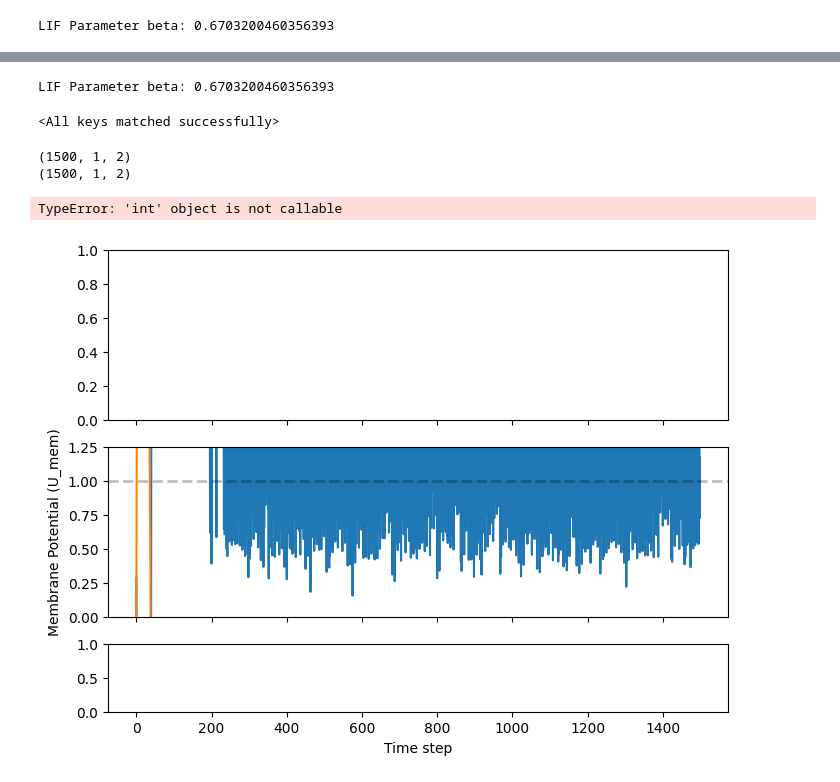
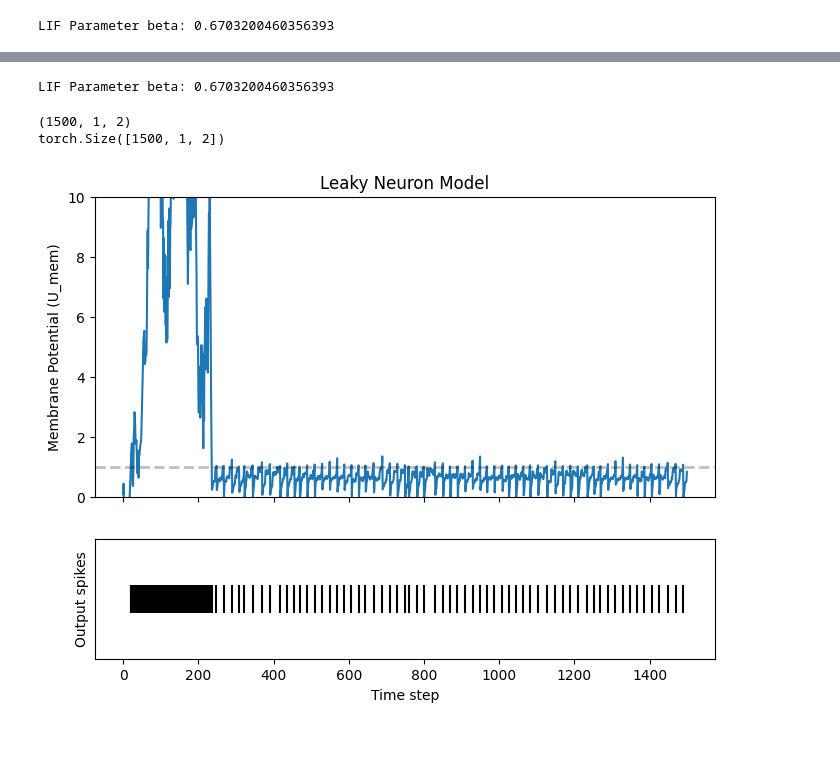
Before and after one commit to supungamlath/SNN_Fall_Detection, a Jupyter notebook: SNNTorch.ipynb, the cells around one changed output, grey strips where cells are left out. Saved outputs shown, nothing was run; the diff lists cells and outputs as text; code cells hidden in the pictures; blank space fills up the shorter version.

Commit message:
Add SNNTorchSyn model

```diff
--- a/SNNTorch.ipynb
+++ b/SNNTorch.ipynb
@@ -1,6 +1,10 @@
 # %%
+%matplotlib inline
+
 import os
 from pathlib import Path
+import matplotlib.pyplot as plt
+plt.rcParams['figure.figsize'] = [10, 5]
 
 root_folder = Path(os.getcwd())
 dataset_dir = root_folder / "data/har-up-spiking-dataset-240"
@@ -90,4 +90,6 @@ torch.save(model.state_dict(), model_save_file / f"{model_name}.pt")
 # %%
+from models.SNNTorchFC import SNNTorchFC
+
 model = SNNTorchFC(
     num_inputs=dataset.nb_pixels,
     num_hidden=250,
@@ -96,10 +98,9 @@ model = SNNTorchFC(
     time_step=max_length / nb_steps,
     tau_mem=tau_mem * 1e-3,
 )
-model.load_state_dict(torch.load(model_save_file / f"{model_name}.pt", weights_only=True))
+model.load(model_save_file / f"{model_name}.pth")
 # %% [output]
 LIF Parameter beta: 0.6703200460356393
-<All keys matched successfully>
 # %%
 with torch.inference_mode():
     for x_local, y_local in test_loader:
@@ -111,16 +112,15 @@ with torch.inference_mode():
         break
 
 mem_rec = mem_rec.cpu().detach().numpy()
-spk_rec = spk_rec.cpu().detach().numpy()
+spk_rec = spk_rec.cpu().detach()
 # %%
-from utils.snntorch_visualizers import plot_cur_mem_spk
+from utils.snntorch_visualizers import plot_mem_spk
 
 print(mem_rec.shape)
 print(spk_rec.shape)
-plot_cur_mem_spk(None, mem_rec[:, 0], spk_rec[:, 0], thr_line=1, ylim_max1=1.0,
-                 title="snn.Leaky Neuron Model")
+
+plot_mem_spk(mem_rec[:, 0, 0], spk_rec[:, 0, 0], thr_line=1, ylim_max=10.0, title="Leaky Neuron Model")
 # %% [output]
 (1500, 1, 2)
-(1500, 1, 2)
+torch.Size([1500, 1, 2])
-TypeError: 'int' object is not callable
-[figure, old version]
+[figure, new version]
```
Also changed, not shown: parts of 3 cells of this notebook, 3 other files.
